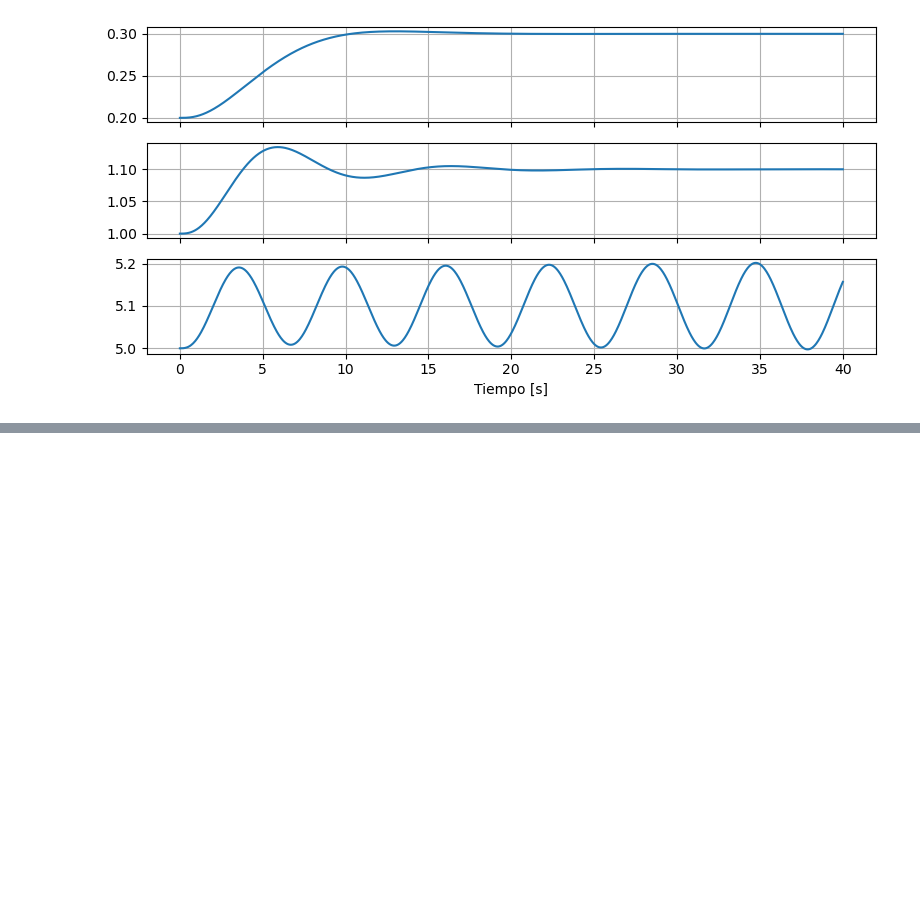
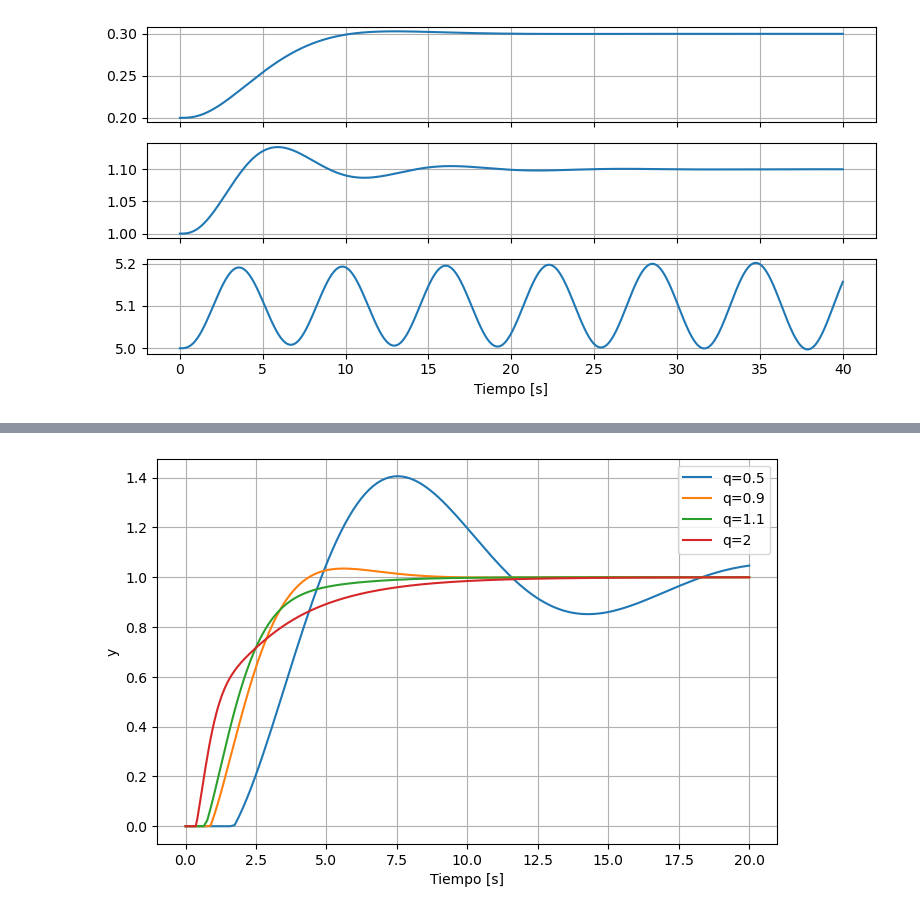
Before and after one commit to pgonfiuba/ica, a Jupyter notebook: 0. Introduccion/actuador_nl.ipynb, the cells around one changed output, grey strips where cells are left out. Saved outputs shown, nothing was run; the diff lists cells and outputs as text; code cells hidden in the pictures; blank space fills up the shorter version.

```diff
--- a/0. Introduccion/actuador_nl.ipynb
+++ b/0. Introduccion/actuador_nl.ipynb
@@ -95,0 +113,42 @@ plt.show()
+# %%
+
+s = ctrl.tf('s')
+
+plt.figure(figsize=(8,5))
+for q in [0.5, 0.9, 1.1, 2]:
+
+    # Parámetros
+    T = 1/q
+    tau = 1/q
+
+    # Planta sin retardo
+    G = 1/(1 + T*s)
+
+    # Aproximación de Padé de primer orden
+    num_delay, den_delay = ctrl.pade(tau, 1)
+    Delay = ctrl.tf(num_delay, den_delay)
+
+    # Planta con retardo aproximado
+    G0 = Delay * G
+
+    # Controlador PI
+    Kp = 0.5
+    Ti = 1.1
+    C = Kp*(1+1/(Ti*s))
+
+    Tcl = ctrl.feedback(G0*C)
+
+    # Respuesta al escalón
+    t, y = ctrl.step_response(Tcl,T=20)
+    y[y<0] = 0
+
+    plt.plot(t, y, label=f'q={q}')
+
+plt.xlabel('Tiempo [s]')
+plt.ylabel('y')
+plt.grid()
+plt.legend()
+plt.tight_layout
+plt.show()
+# %% [output]
+[figure, added]
```
Also changed, not shown: parts of 1 cell of this notebook, 2 other files.
